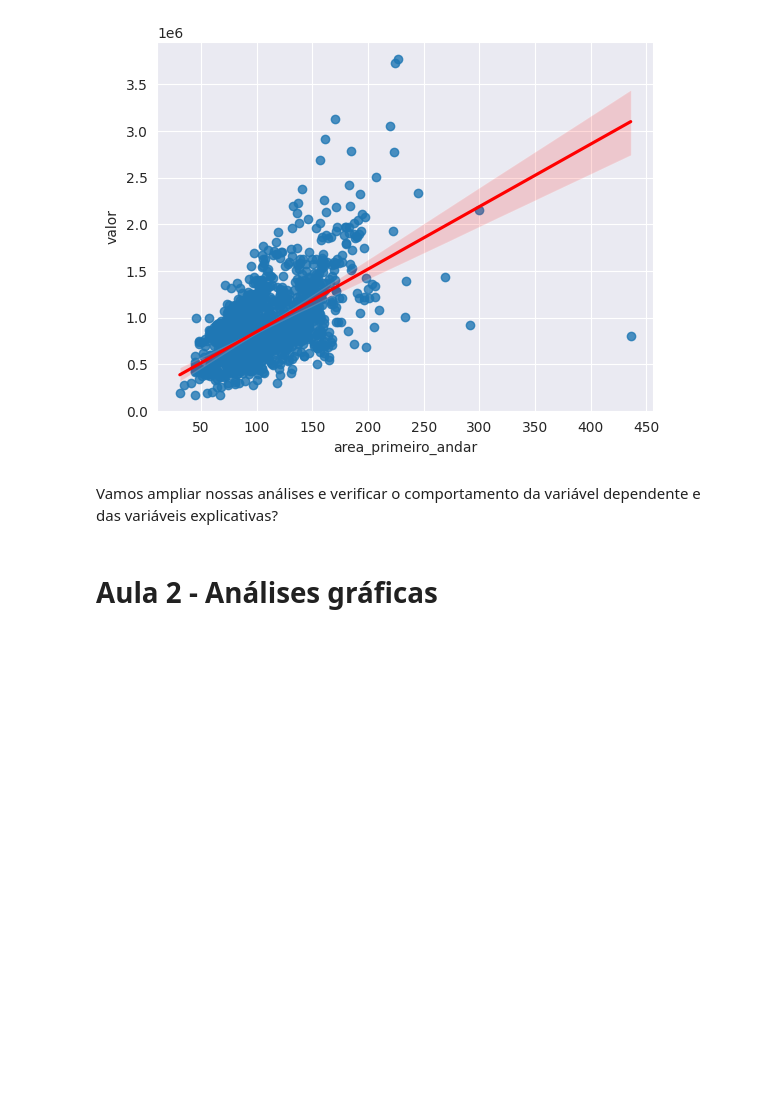
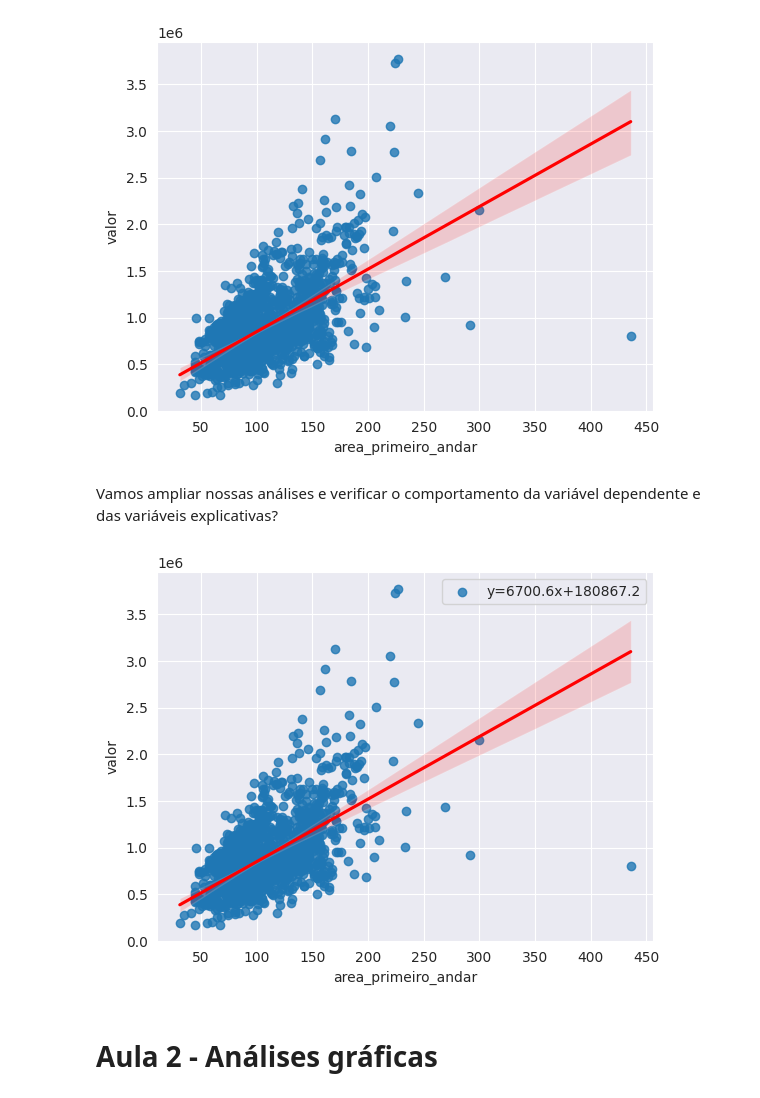
Before and after one commit to arthur-pulini/Machine-Learning-regressao-alura, a Jupyter notebook: Transformando_Variaveis_para_uma_Regressao_Linear/Regressao Linear.ipynb, the cells around one changed output. Saved outputs shown, nothing was run; the diff lists cells and outputs as text; code cells hidden in the pictures; blank space fills up the shorter version.

```diff
--- a/Transformando_Variaveis_para_uma_Regressao_Linear/Regressao Linear.ipynb
+++ b/Transformando_Variaveis_para_uma_Regressao_Linear/Regressao Linear.ipynb
@@ -129,6 +129,20 @@ plt.show()
 [figure]
 # %% [markdown]
 Vamos ampliar nossas análises e verificar o comportamento da variável dependente e das variáveis explicativas?
+# %%
+# Criando um modelo de regressão linear e salvando os coeficientes em variáveis
+# slope = coeficiente angular; intercept = intercepto; rvalue = coeficiente de correlação
+# pvalue = p-valor; stderr = erro padrão do coef. angular
+from scipy import stats
+
+slope, intercept, rvalue, pvalue, stderr = stats.linregress(dados['area_primeiro_andar'], dados['valor'])
+
+sns.regplot(x='area_primeiro_andar', y='valor',
+            data=dados, line_kws={'color':'red'},
+            label=f"y={slope:.1f}x+{intercept:.1f}").legend(loc="best")
+plt.show()
+# %% [output]
+[figure, added]
 # %% [markdown]
 # **Aula 2 - Análises gráficas**
 # %% [markdown]
```
Also changed, not shown: 1 other file.
